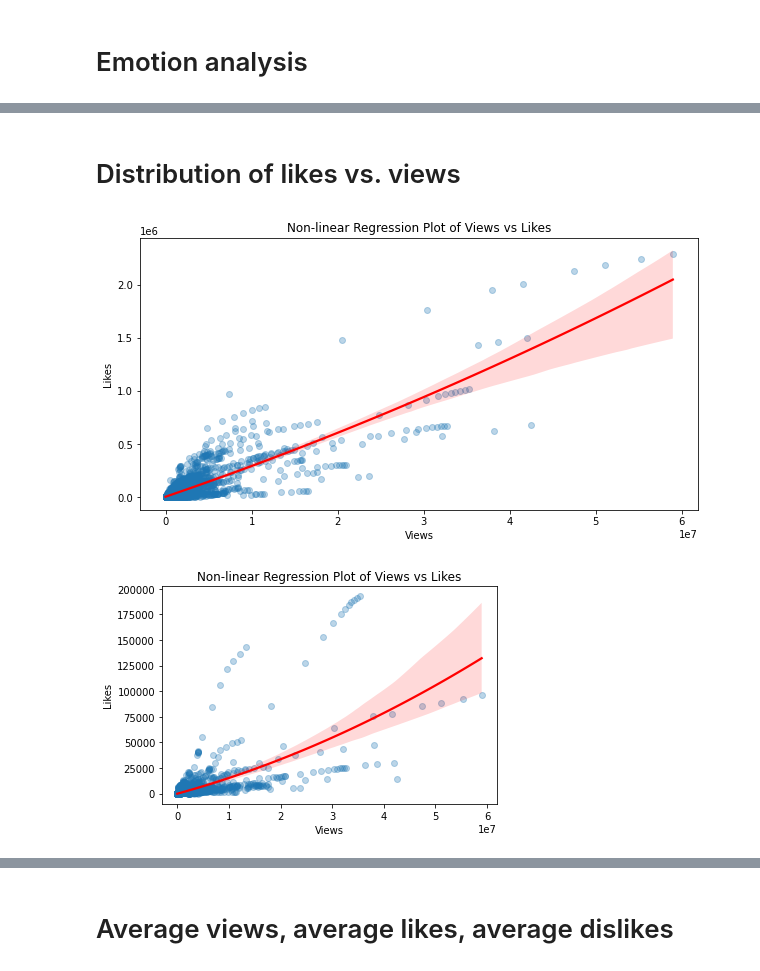
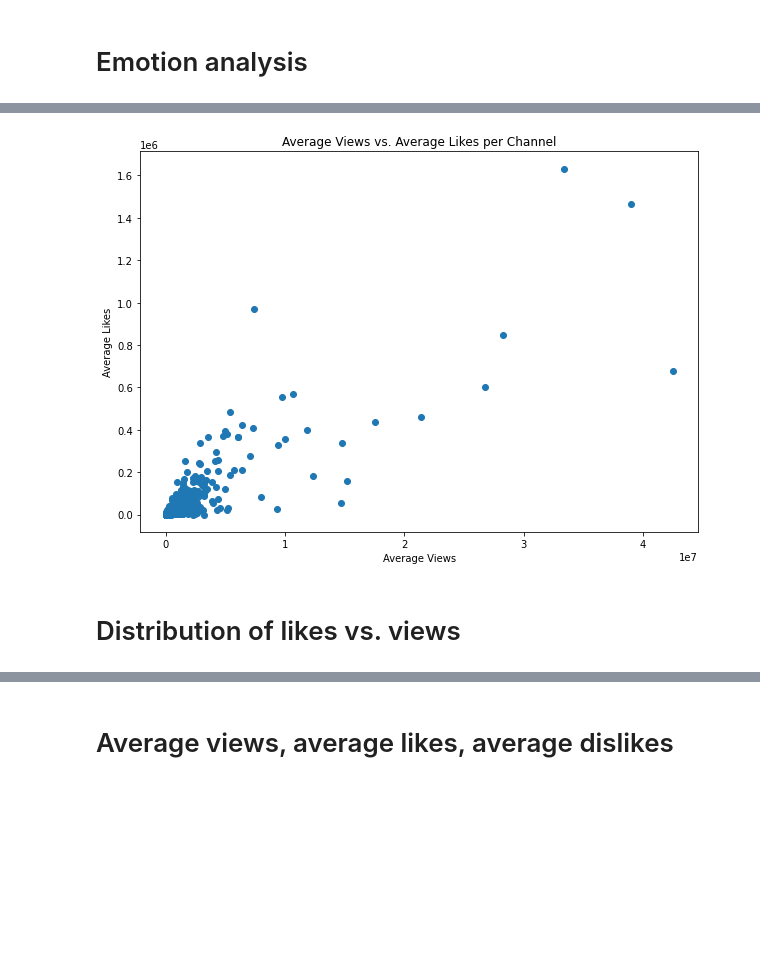
Before and after one commit to Shian7/EDA_youtube, a Jupyter notebook: eda-youtube.ipynb, the cells around one changed output, grey strips where cells are left out. Cells and saved outputs as stored; diff of their text form; code cells hidden in the pictures; blank space fills up the shorter version.

```diff
--- a/eda-youtube.ipynb
+++ b/eda-youtube.ipynb
@@ -205,26 +185,13 @@ plt.show()
+# %%
+plt.figure(figsize=(10, 7))
+
+df_channel = df_videos.groupby('channel_title').agg({'views': 'mean', 'likes': 'mean'})
+plt.scatter(df_channel['views'], df_channel['likes'])
+plt.xlabel('Average Views')
+plt.ylabel('Average Likes')
+plt.title('Average Views vs. Average Likes per Channel')
+plt.show()
+# %% [output]
+[figure, added]
 # %% [markdown]
 # Distribution of likes vs. views
-# %%
-plt.figure(figsize=(10, 5))
-
-# 加入一個非線性回歸線，這裡用的是二次多項式回歸
-sns.regplot(x='views', y='likes', data=df_videos,
-            scatter_kws={'alpha':0.3}, line_kws={"color": "red"}, order=2)
-
-plt.title('Non-linear Regression Plot of Views vs Likes')
-plt.xlabel('Views')
-plt.ylabel('Likes')
-plt.show()
-
-
-# 加入一個非線性回歸線，這裡用的是二次多項式回歸
-sns.regplot(x='views', y='dislikes', data=df_videos,
-            scatter_kws={'alpha':0.3}, line_kws={"color": "red"}, order=2)
-
-plt.title('Non-linear Regression Plot of Views vs Likes')
-plt.xlabel('Views')
-plt.ylabel('Likes')
-plt.show()
-# %% [output]
-[figure, removed]
-[figure, removed]
```
Also changed, not shown: parts of 38 cells of this notebook.
